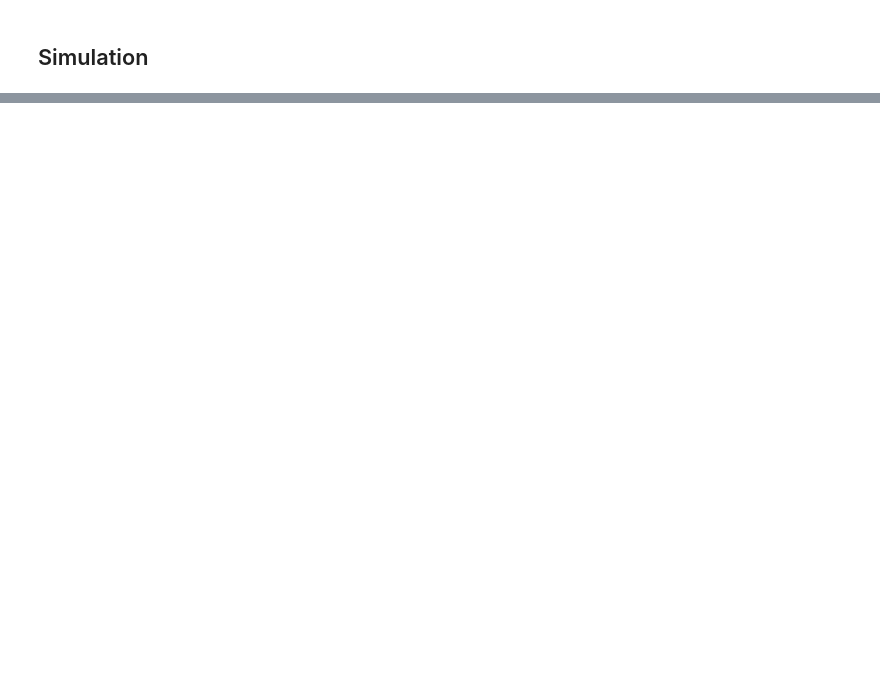
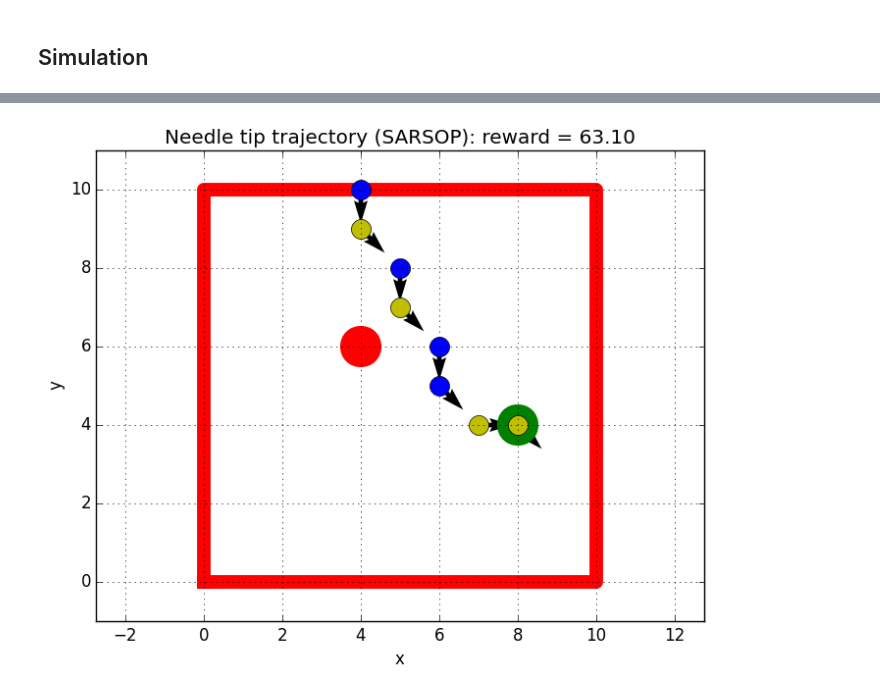
Before and after one commit to michaellin/NeedlePOMDP, a Jupyter notebook: project/NeedlePOMDPfrank.ipynb, the cells around one changed output, grey strips where cells are left out. Drawn from its saved outputs; the diff is of its cells as text; code cells hidden in the pictures; blank space fills up the shorter version.

```diff
--- a/project/NeedlePOMDPfrank.ipynb
+++ b/project/NeedlePOMDPfrank.ipynb
@@ -589,33 +737,33 @@ end
 # %%
-# define tissue environment
 plot([0 10 10 0 0]',[0 0 10 10 0]',linewidth=10,color="r") # tissue bounds
 plot(pomdp.reward_states[1].x,pomdp.reward_states[1].y,marker="o",markersize=30,color="g",markeredgecolor="none")
 plot(pomdp.reward_states[9].x,pomdp.reward_states[9].y,marker="o",markersize=30,color="r",markeredgecolor="none")
-plot(pomdp.reward_states[18].x,pomdp.reward_states[18].y,marker="o",markersize=30,color="r",markeredgecolor="none")
-plot(pomdp.reward_states[27].x,pomdp.reward_states[27].y,marker="o",markersize=30,color="r",markeredgecolor="none")
+# plot(pomdp.reward_states[18].x,pomdp.reward_states[18].y,marker="o",markersize=30,color="r",markeredgecolor="none")
+# plot(pomdp.reward_states[27].x,pomdp.reward_states[27].y,marker="o",markersize=30,color="r",markeredgecolor="none")
 
 
 # needle trajectory
 steps = length(hist_SARSOP.state_hist)
 for i = 1:steps-1
     state = hist_SARSOP.state_hist[i]
     action = hist_SARSOP.action_hist[i]
     if action == :cw
         c = "y"
     else
         c = "b"
     end
     plot(state.x,state.y,color=c,marker="o",markersize=15)
     quiver(state.x,state.y,0.5*cos((state.psi-1)*pi/4),0.5*sin((state.psi-1)*pi/4))
 end
 
 title(@sprintf("Needle tip trajectory (SARSOP): reward = %0.2f",r))
 axis("equal")
 axis([-1, 11, -1, 11])
 xlabel("x")
 ylabel("y")
 grid(true)
-
 savefig("SARSOP plot")
+# %% [output]
+[figure, added]
 # %%
 # # save the policy
```
Also changed, not shown: parts of 8 cells of this notebook, 1 other file.
